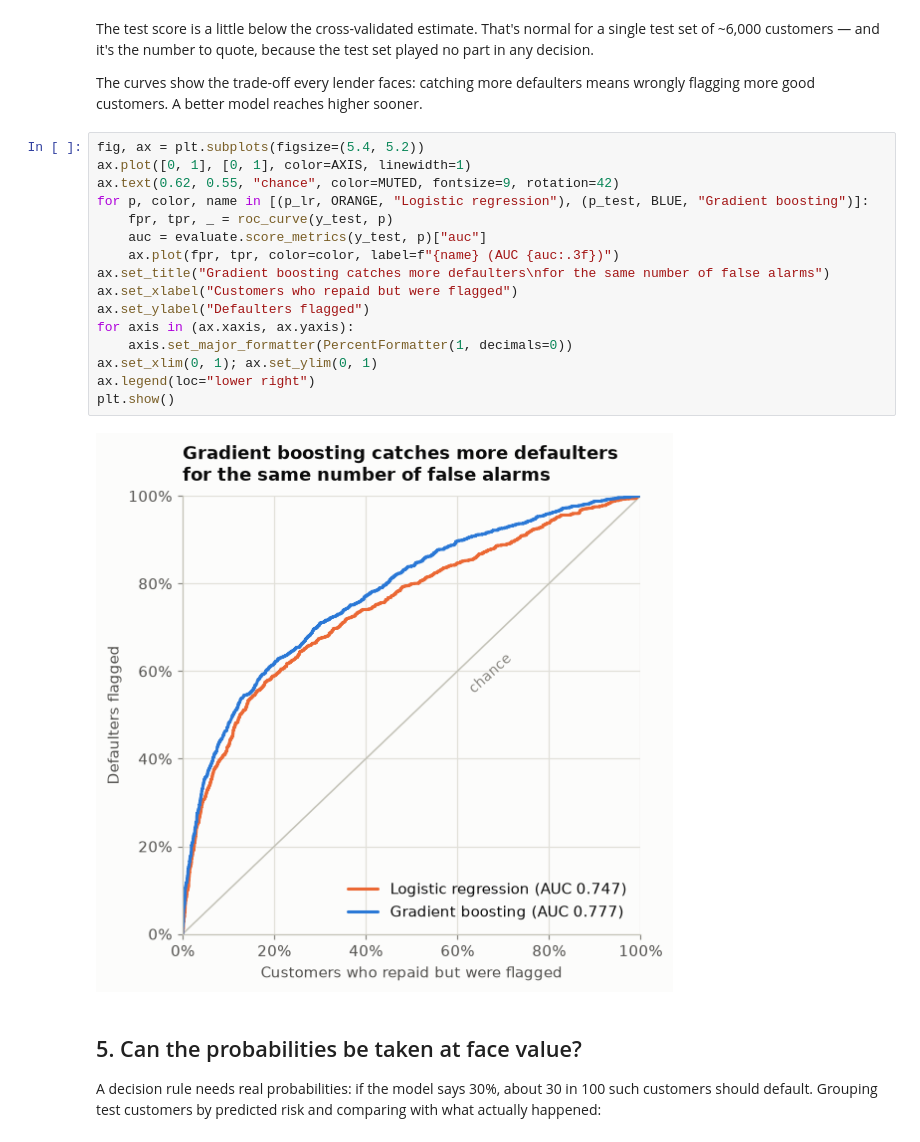
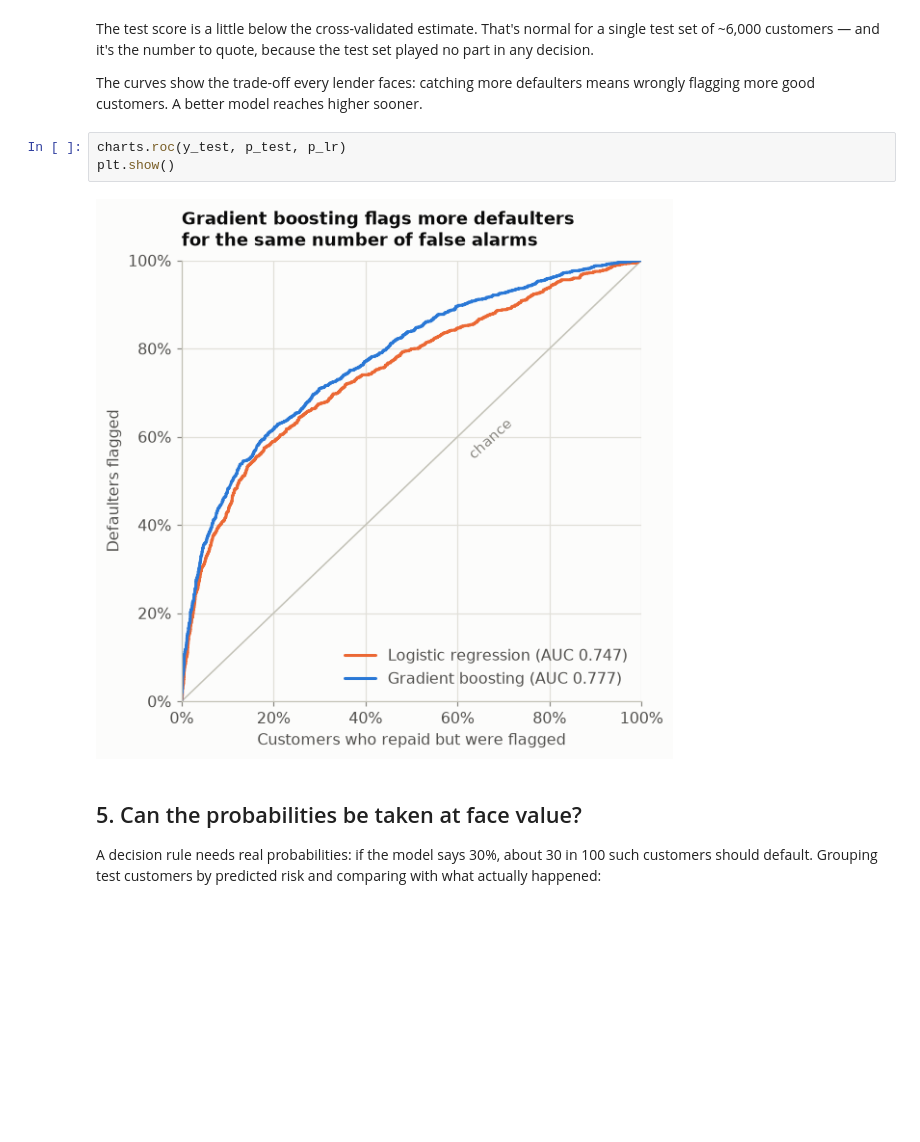
Before and after one commit to tapankhaladkar/CrediWise, a Jupyter notebook: notebooks/walkthrough.ipynb, the cells around one changed output. Cells and saved outputs as stored; diff of their text form; blank space fills up the shorter version.

```diff
--- a/notebooks/walkthrough.ipynb
+++ b/notebooks/walkthrough.ipynb
@@ -199,24 +165,11 @@ test set played no part in any decision.
 
 The curves show the trade-off every lender faces: catching more defaulters means
 wrongly flagging more good customers. A better model reaches higher sooner.
-# %%
-fig, ax = plt.subplots(figsize=(5.4, 5.2))
-ax.plot([0, 1], [0, 1], color=AXIS, linewidth=1)
-ax.text(0.62, 0.55, "chance", color=MUTED, fontsize=9, rotation=42)
-for p, color, name in [(p_lr, ORANGE, "Logistic regression"), (p_test, BLUE, "Gradient boosting")]:
-    fpr, tpr, _ = roc_curve(y_test, p)
-    auc = evaluate.score_metrics(y_test, p)["auc"]
-    ax.plot(fpr, tpr, color=color, label=f"{name} (AUC {auc:.3f})")
-ax.set_title("Gradient boosting catches more defaulters\nfor the same number of false alarms")
-ax.set_xlabel("Customers who repaid but were flagged")
-ax.set_ylabel("Defaulters flagged")
-for axis in (ax.xaxis, ax.yaxis):
-    axis.set_major_formatter(PercentFormatter(1, decimals=0))
-ax.set_xlim(0, 1); ax.set_ylim(0, 1)
-ax.legend(loc="lower right")
-plt.show()
-# %% [output]
-[figure, removed]
+# %%
+charts.roc(y_test, p_test, p_lr)
+plt.show()
+# %% [output]
+[figure, added]
 # %% [markdown]
 ## 5. Can the probabilities be taken at face value?
 
```
Also changed, not shown: parts of 10 cells of this notebook, 19 other files.
